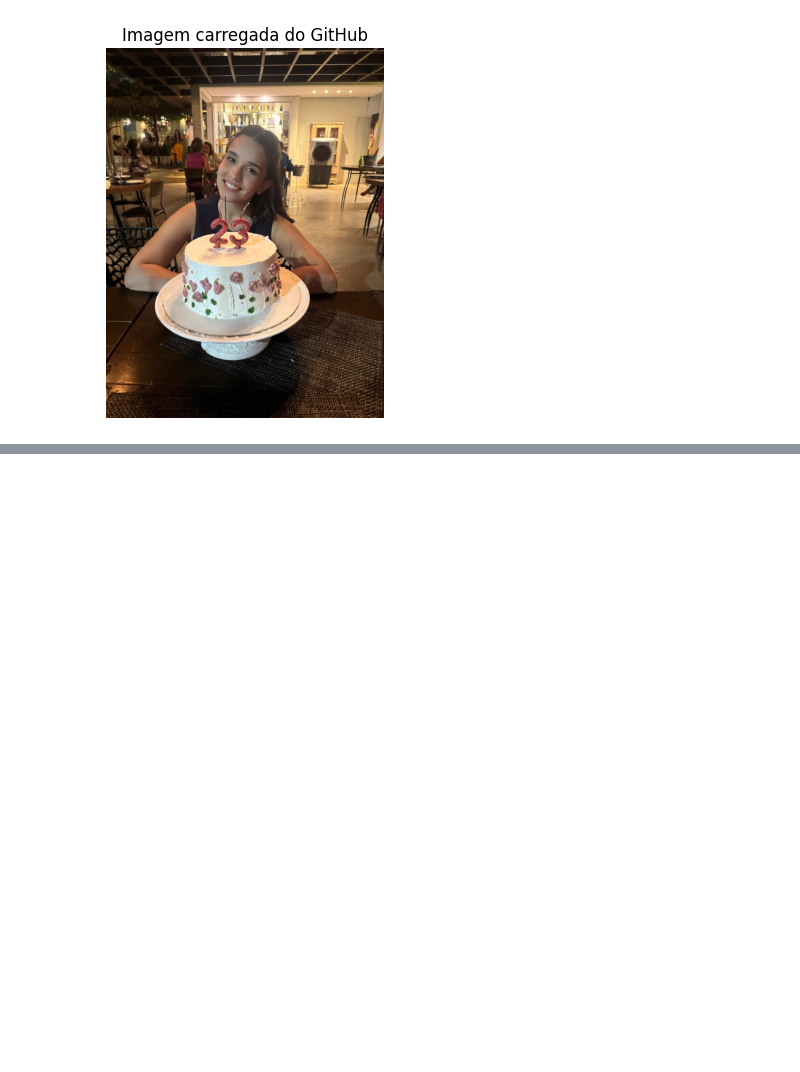
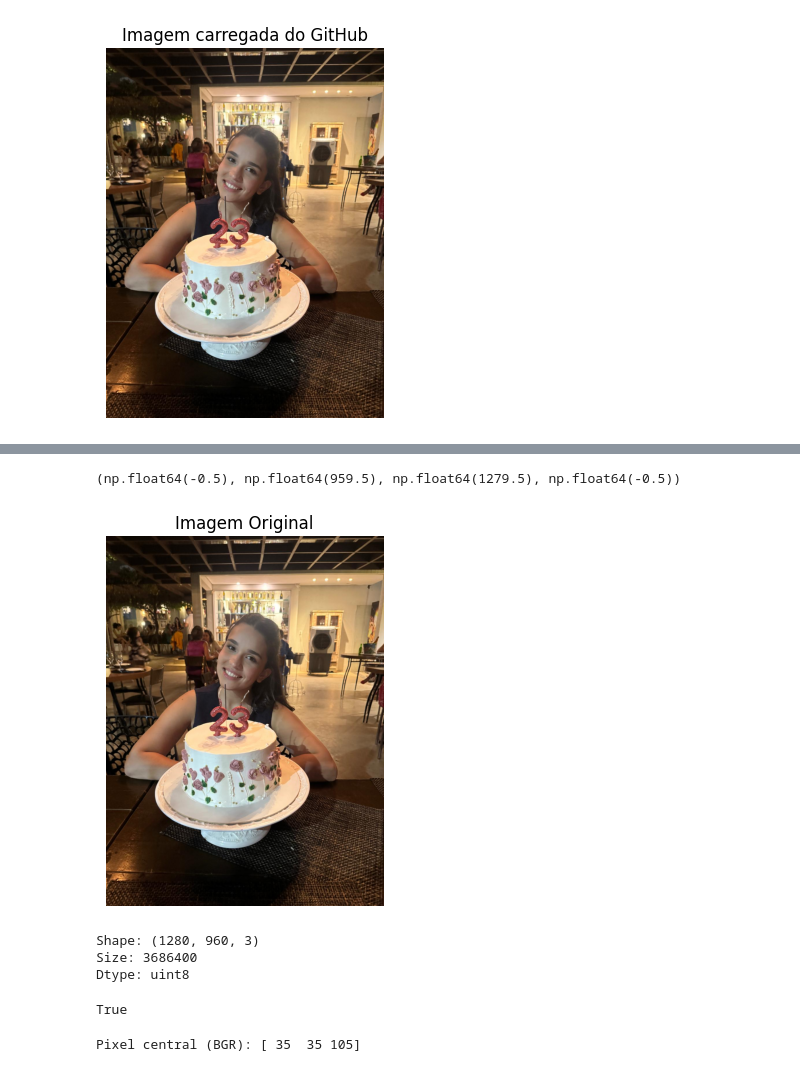
Before and after one commit to Samuel-Unemat/processamento-imagens-avaliacao, a Jupyter notebook: atividade.ipynb, the cells around one changed output, grey strips where cells are left out. Drawn from its saved outputs; the diff is of its cells as text; code cells hidden in the pictures; blank space fills up the shorter version.

```diff
--- a/atividade.ipynb
+++ b/atividade.ipynb
@@ -58,0 +80,30 @@ plt.axis('off')
+# %%
+## Exercício 01 - Descrição
+img_rgb = cv2.cvtColor(img, cv2.COLOR_BGR2RGB)
+plt.imshow(img_rgb)
+plt.title("Imagem Original")
+plt.axis('off')
+# %% [output]
+(np.float64(-0.5), np.float64(959.5), np.float64(1279.5), np.float64(-0.5))
+[figure, added]
+# %%
+## Exercício 02 - Descrição
+print("Shape:", img.shape)
+print("Size:", img.size)
+print("Dtype:", img.dtype)
+# %% [output]
+Shape: (1280, 960, 3)
+Size: 3686400
+Dtype: uint8
+# %%
+## Exercício 03 - Descrição
+cv2.imwrite('imagem_convertida.jpg', img)
+# %% [output]
+True
+# %%
+## Exercício 04 - Descrição
+h, w, _ = img.shape
+centro = img[h//2, w//2]
+print("Pixel central (BGR):", centro)
+# %% [output]
+Pixel central (BGR): [ 35  35 105]
```
Also changed, not shown: parts of 18 cells of this notebook.
